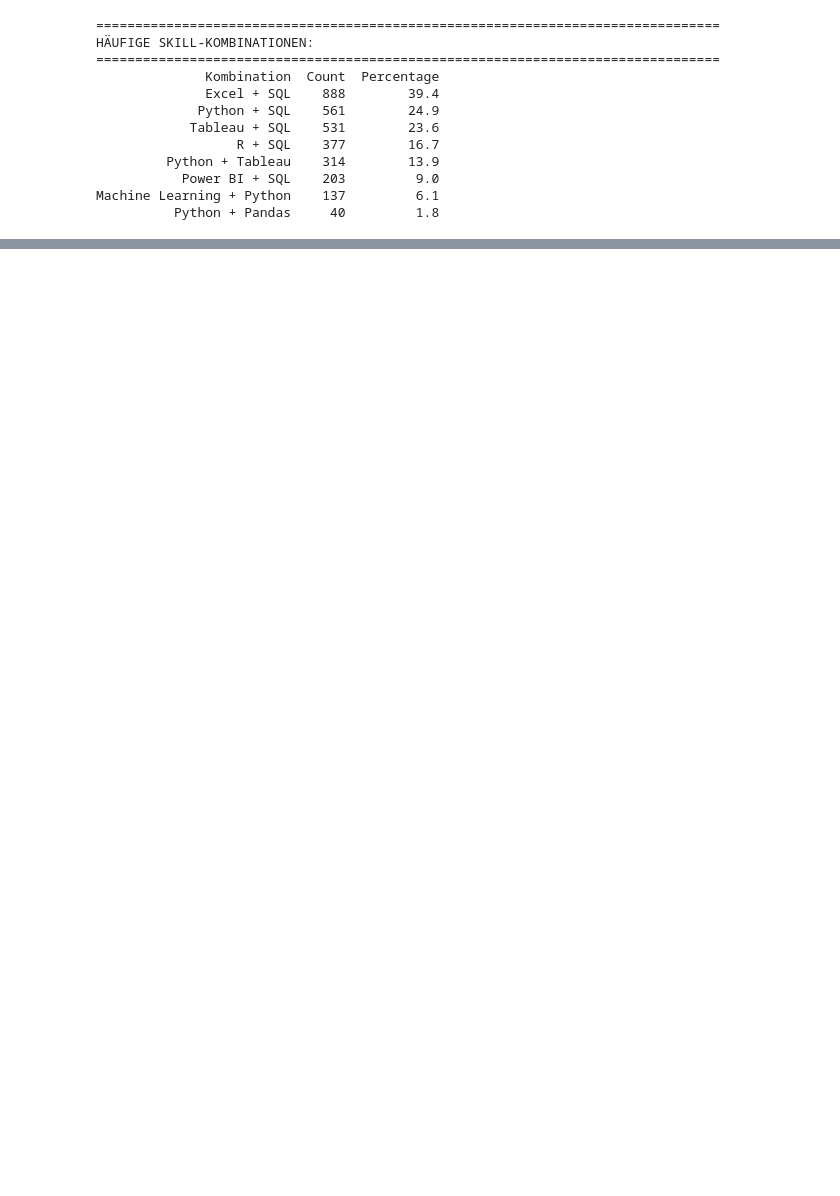
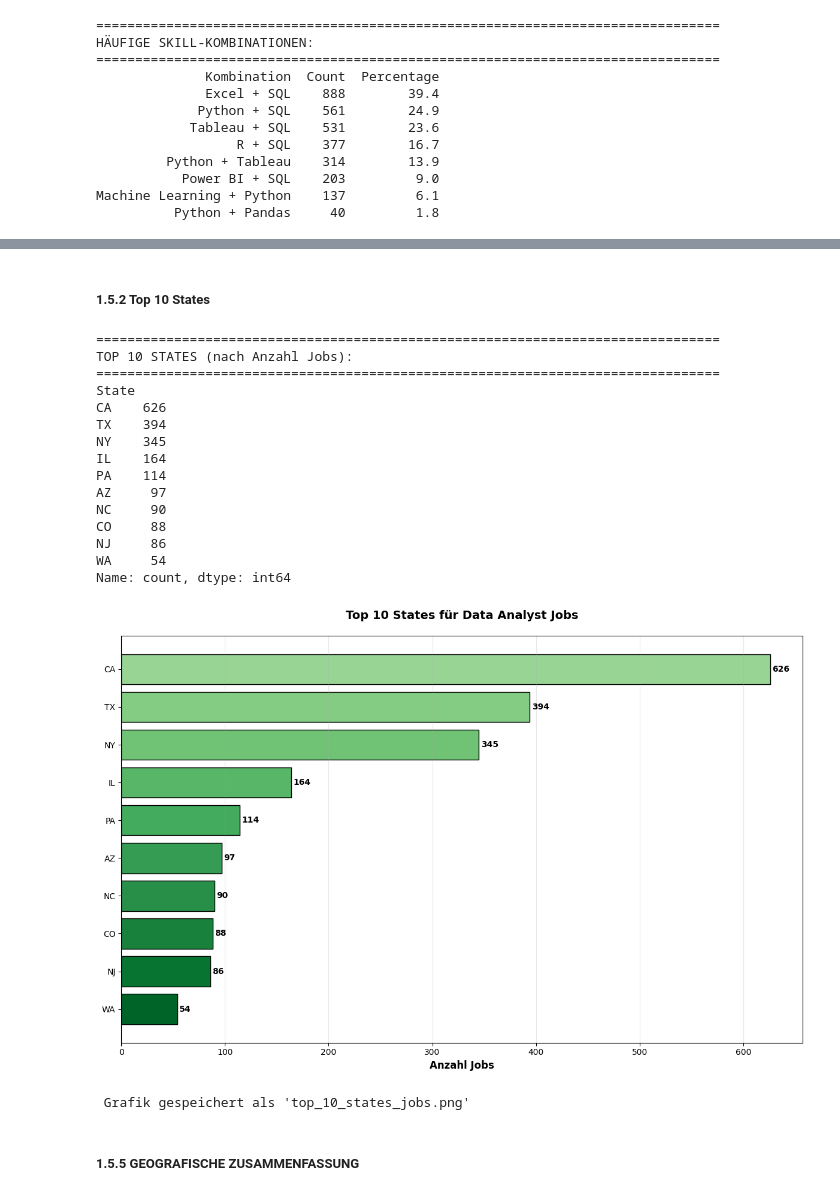
Before and after one commit to tvankov/Data-Analyst-Job-Market, a Jupyter notebook: DataAnalystJobMarketAnalysis_USAvsGermanyComparison.ipynb, the cells around one changed output, grey strips where cells are left out. Saved outputs shown, nothing was run; the diff lists cells and outputs as text; code cells hidden in the pictures; blank space fills up the shorter version.

```diff
--- a/DataAnalystJobMarketAnalysis_USAvsGermanyComparison.ipynb
+++ b/DataAnalystJobMarketAnalysis_USAvsGermanyComparison.ipynb
@@ -649,0 +648,50 @@ for i, skill in enumerate(missing_skills, 1):
+# %% [markdown]
+##### 1.5.2 Top 10 States
+# %%
+# Anzahl Jobs pro State
+state_counts = df_usa_cleaned['State'].value_counts().head(10)
+
+print("\n" + "="*80)
+print("TOP 10 STATES (nach Anzahl Jobs):")
+print("="*80)
+print(state_counts)
+
+# Visualisierung
+plt.figure(figsize=(12, 8))
+
+colors = plt.cm.Greens(np.linspace(0.4, 0.9, 10))
+bars = plt.barh(state_counts.index, state_counts.values, color=colors, edgecolor='black')
+
+plt.xlabel('Anzahl Jobs', fontsize=12, fontweight='bold')
+plt.title('Top 10 States für Data Analyst Jobs', fontsize=14, fontweight='bold', pad=20)
+plt.grid(axis='x', alpha=0.3)
+plt.gca().invert_yaxis()
+
+for i, (state, count) in enumerate(state_counts.items()):
+    plt.text(count + 2, i, f'{int(count)}', va='center', fontsize=10, fontweight='bold')
+
+plt.tight_layout()
+plt.savefig('top_10_states_jobs.png', dpi=300, bbox_inches='tight')
+plt.show()
+
+print("\n Grafik gespeichert als 'top_10_states_jobs.png'")
+# %% [output]
+================================================================================
+TOP 10 STATES (nach Anzahl Jobs):
+================================================================================
+State
+CA    626
+TX    394
+NY    345
+IL    164
+PA    114
+AZ     97
+NC     90
+CO     88
+NJ     86
+WA     54
+Name: count, dtype: int64
+[figure, added]
+ Grafik gespeichert als 'top_10_states_jobs.png'
+# %% [markdown]
+##### 1.5.5 GEOGRAFISCHE ZUSAMMENFASSUNG
```
Also changed, not shown: parts of 31 cells of this notebook, 7 other files.
